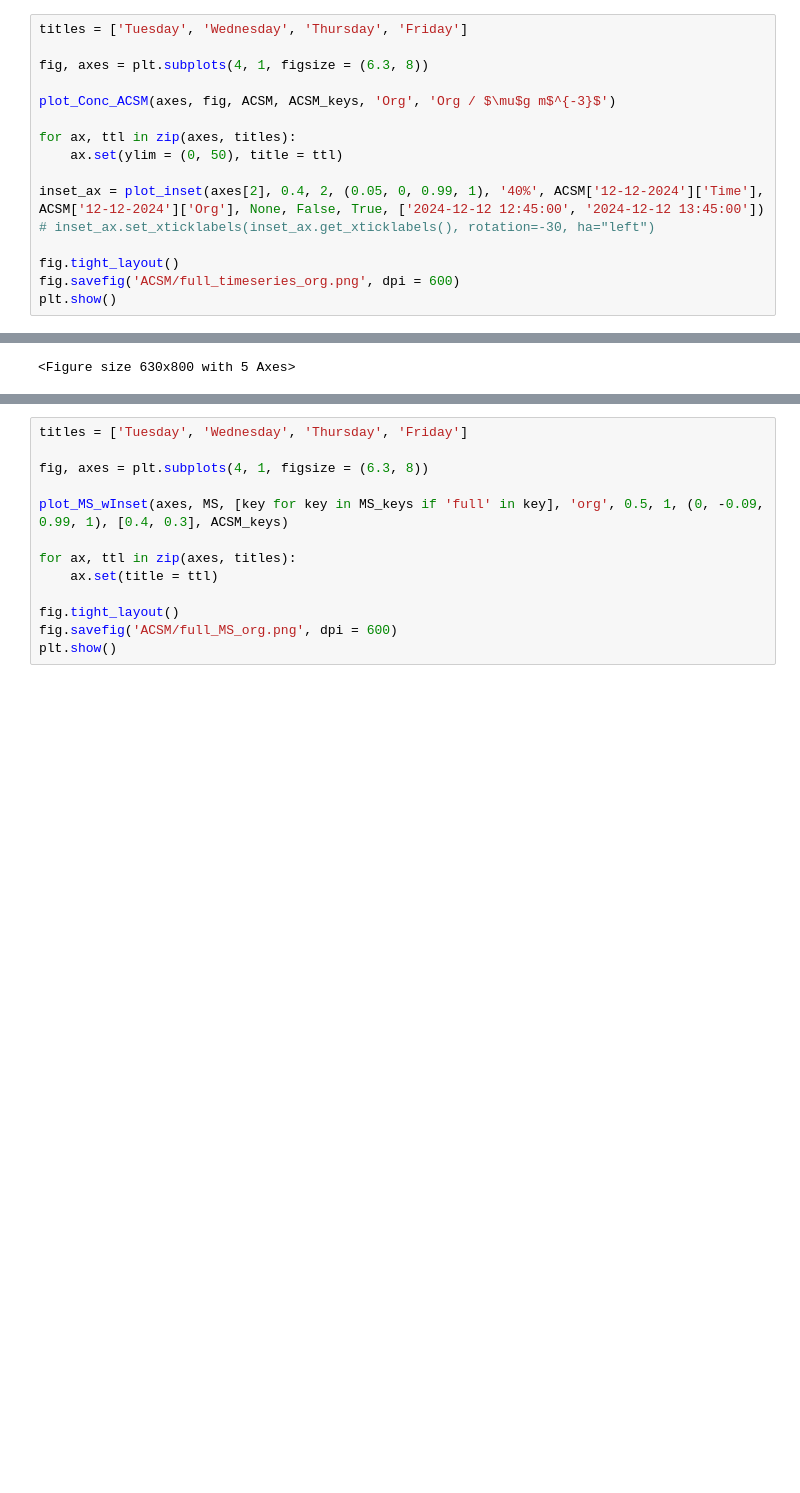
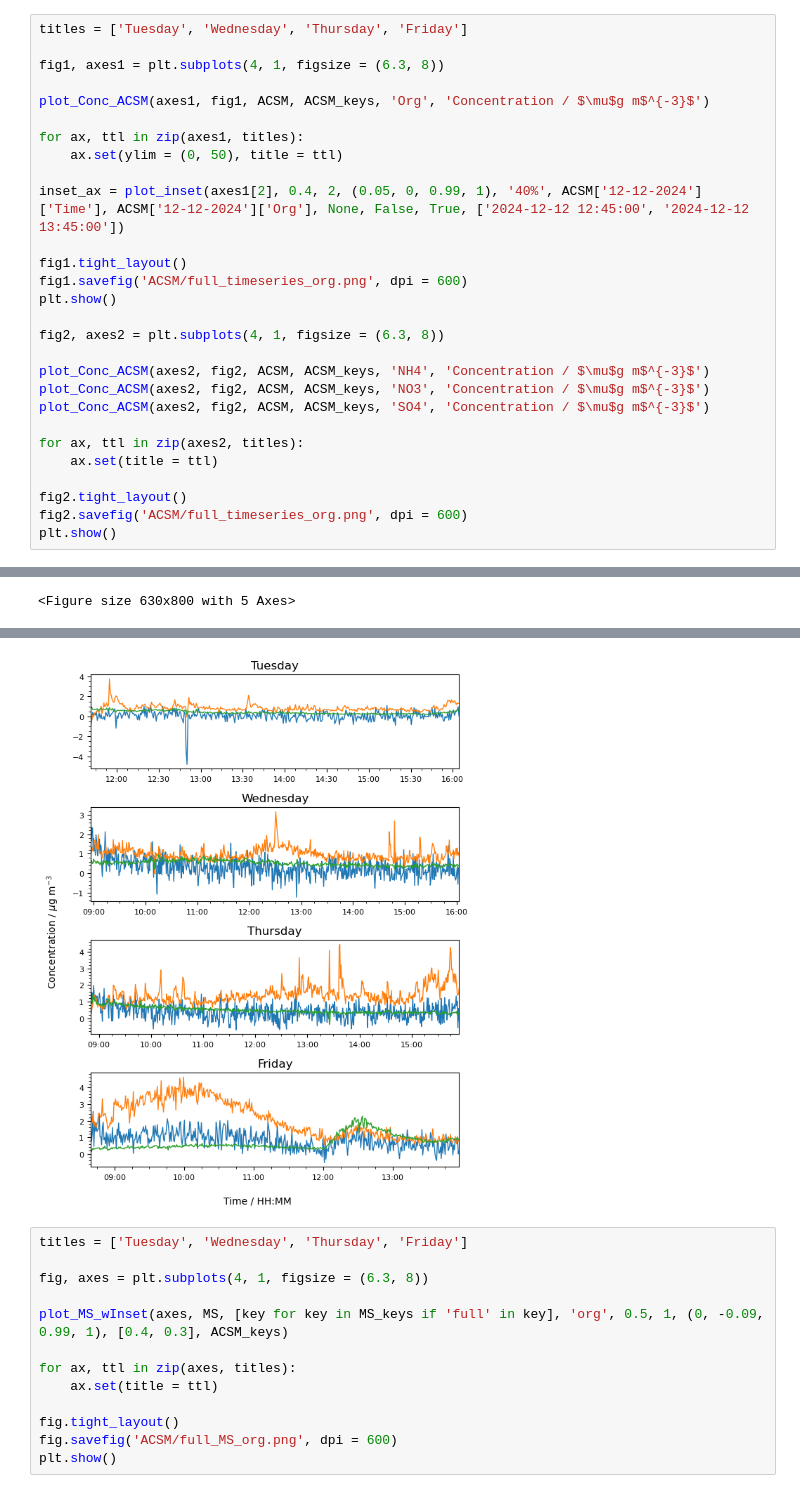
Before and after one commit to Normann25/Master-thesis, a Jupyter notebook: DSB_measurements/ACSM_data.ipynb, the cells around one changed output, grey strips where cells are left out. Saved outputs shown, nothing was run; the diff lists cells and outputs as text; blank space fills up the shorter version.

```diff
--- a/DSB_measurements/ACSM_data.ipynb
+++ b/DSB_measurements/ACSM_data.ipynb
@@ -47,19 +42,31 @@ Failed to read file with separation: ,
 # %%
 titles = ['Tuesday', 'Wednesday', 'Thursday', 'Friday']
 
-fig, axes = plt.subplots(4, 1, figsize = (6.3, 8))
+fig1, axes1 = plt.subplots(4, 1, figsize = (6.3, 8))
 
-plot_Conc_ACSM(axes, fig, ACSM, ACSM_keys, 'Org', 'Org / $\mu$g m$^{-3}$')
+plot_Conc_ACSM(axes1, fig1, ACSM, ACSM_keys, 'Org', 'Concentration / $\mu$g m$^{-3}$')
 
-for ax, ttl in zip(axes, titles):
+for ax, ttl in zip(axes1, titles):
     ax.set(ylim = (0, 50), title = ttl)
 
-inset_ax = plot_inset(axes[2], 0.4, 2, (0.05, 0, 0.99, 1), '40%', ACSM['12-12-2024']['Time'], ACSM['12-12-2024']['Org'], None, False, True, ['2024-12-12 12:45:00', '2024-12-12 13:45:00'])
-# inset_ax.set_xticklabels(inset_ax.get_xticklabels(), rotation=-30, ha="left")
+inset_ax = plot_inset(axes1[2], 0.4, 2, (0.05, 0, 0.99, 1), '40%', ACSM['12-12-2024']['Time'], ACSM['12-12-2024']['Org'], None, False, True, ['2024-12-12 12:45:00', '2024-12-12 13:45:00'])
 
-fig.tight_layout()
-fig.savefig('ACSM/full_timeseries_org.png', dpi = 600)
+fig1.tight_layout()
+fig1.savefig('ACSM/full_timeseries_org.png', dpi = 600)
 plt.show()
+
+fig2, axes2 = plt.subplots(4, 1, figsize = (6.3, 8))
+
+plot_Conc_ACSM(axes2, fig2, ACSM, ACSM_keys, 'NH4', 'Concentration / $\mu$g m$^{-3}$')
+plot_Conc_ACSM(axes2, fig2, ACSM, ACSM_keys, 'NO3', 'Concentration / $\mu$g m$^{-3}$')
+plot_Conc_ACSM(axes2, fig2, ACSM, ACSM_keys, 'SO4', 'Concentration / $\mu$g m$^{-3}$')
+
+for ax, ttl in zip(axes2, titles):
+    ax.set(title = ttl)
+
+fig2.tight_layout()
+fig2.savefig('ACSM/full_timeseries_org.png', dpi = 600)
+plt.show()
 # %% [output]
   agg_filter: a filter function, which takes a (m, n, 3) float array and a dpi value, and returns a (m, n, 3) array and two offsets from the bottom left corner of the image
   alpha: scalar or None
@@ -83,3 +107,4 @@ AttributeError: 'NoneType' object has no attribute '_get_renderer'
+[figure, added]
 # %%
 titles = ['Tuesday', 'Wednesday', 'Thursday', 'Friday']
 
```
Also changed, not shown: parts of 3 cells of this notebook, 3 other files.
